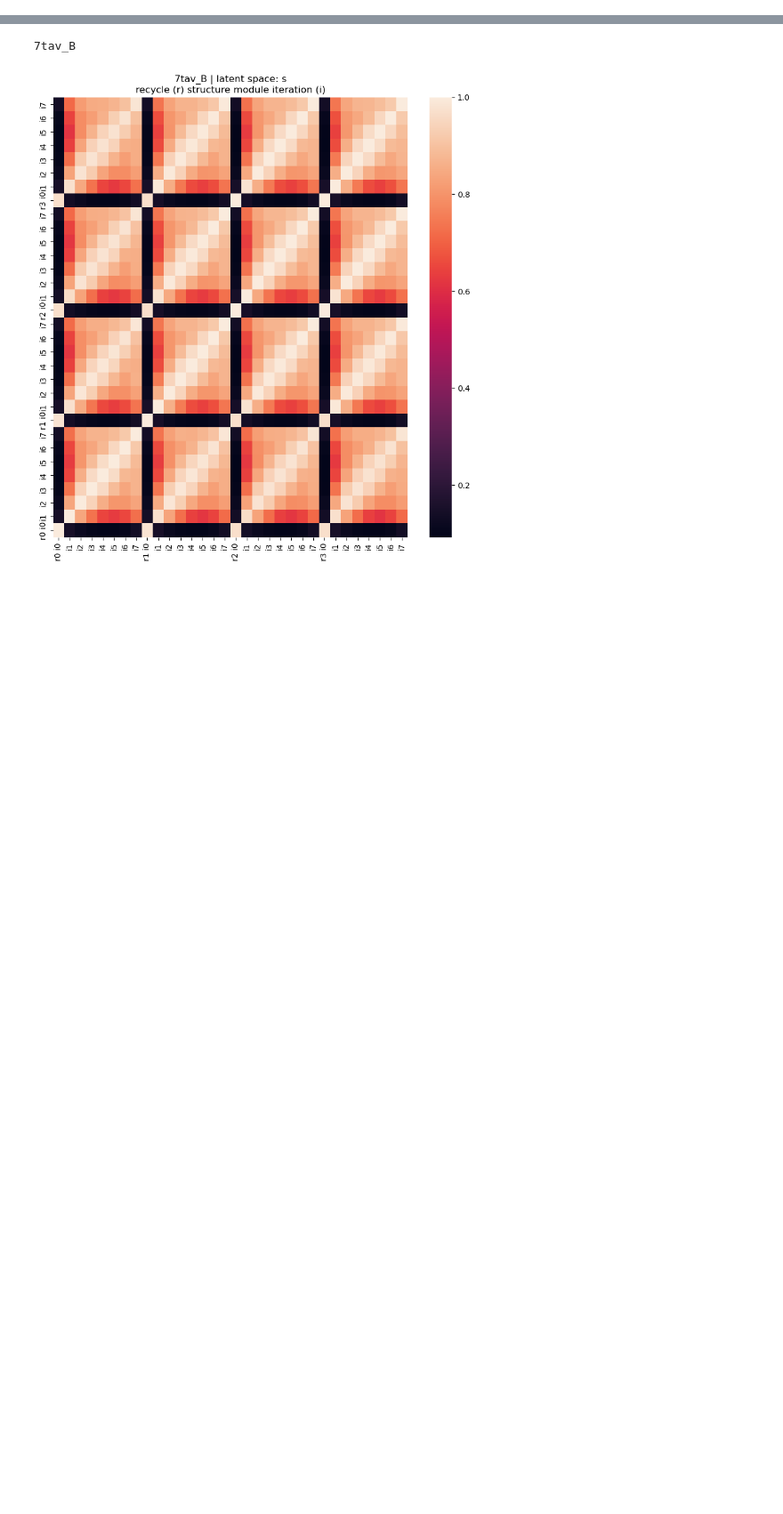
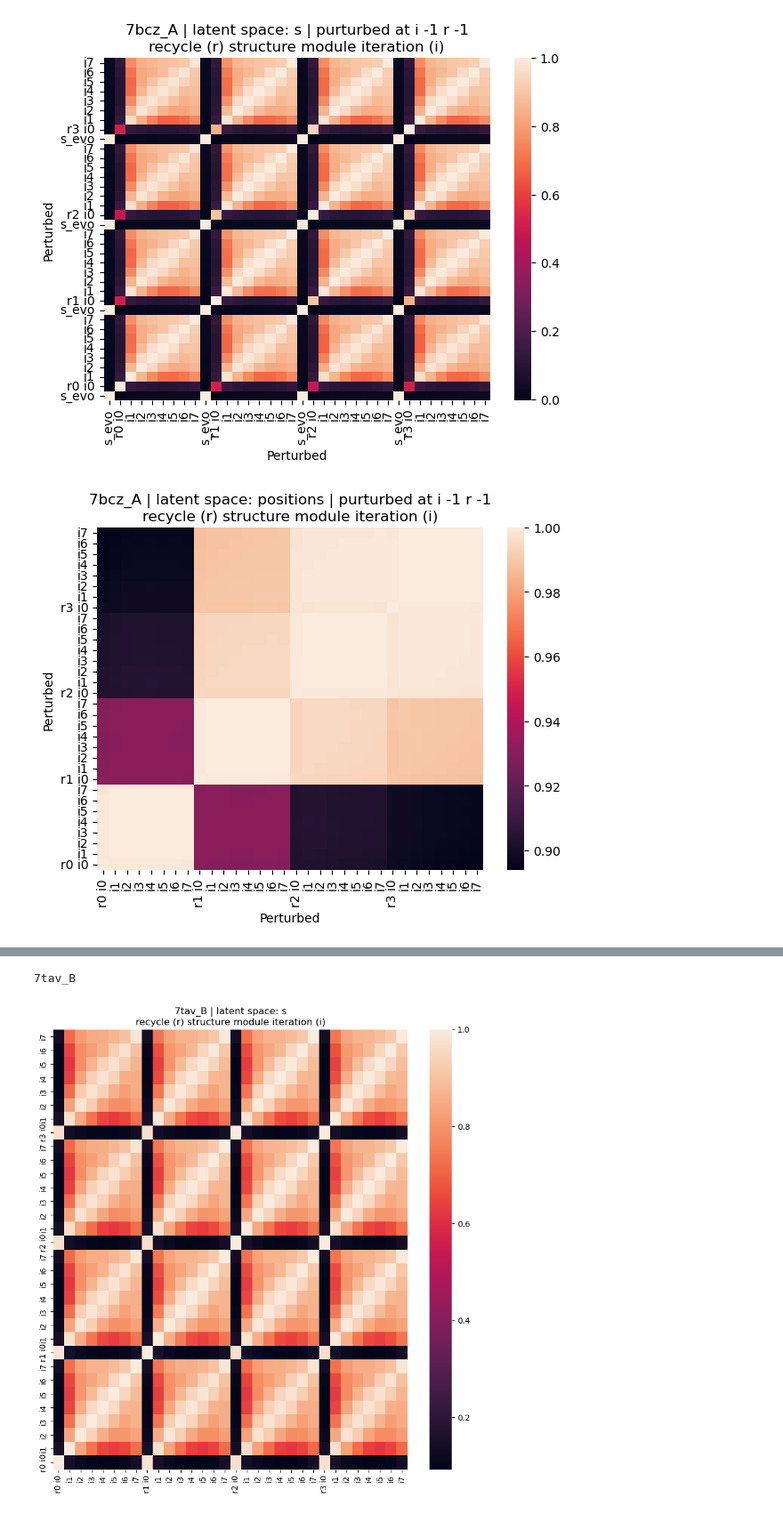
Before and after one commit to MichaelTrumbull/openfold-mt, a Jupyter notebook: personal-nbs/DOE_track_latent_space.ipynb, the cells around one changed output, grey strips where cells are left out. Shown at 89% size. Cells and saved outputs as stored; diff of their text form; code cells hidden in the pictures; blank space fills up the shorter version.

```diff
--- a/personal-nbs/DOE_track_latent_space.ipynb
+++ b/personal-nbs/DOE_track_latent_space.ipynb
@@ -170,0 +162,14 @@ for r in range(4):
+# %%
+p = '7bcz_A'
+plt.rcParams["figure.figsize"] = (7,5)
+latent_space_cosine_grid_DOE_with_evo_s(p,-1,-1)
+plt.show()
+latent_space_cosine_grid_DOE(p,'positions',-1,-1)
+plt.show()
+#heatmap_pert_vs_unpert(p,'positions',-1,-1)
+#plt.show()
+tmscore_barchart(p)
+plt.show()
+# %% [output]
+[figure, added]
+[figure, added]
```
Also changed, not shown: parts of 7 cells of this notebook.
